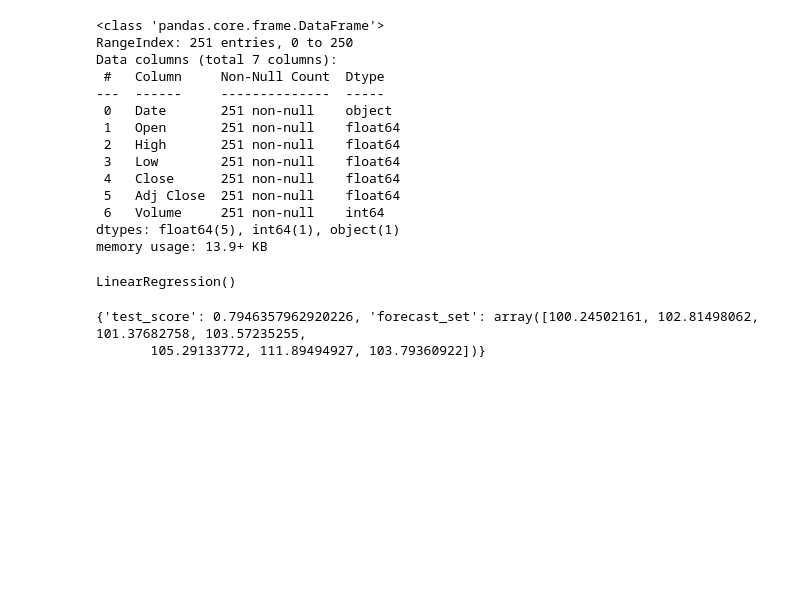
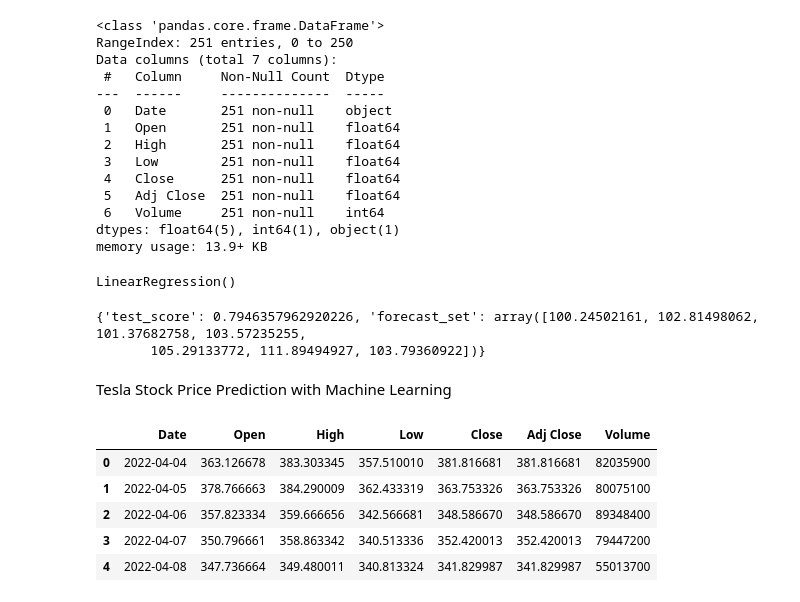
Before and after one commit to MevlutYildiz77/Amazon-Stock-Price-Prediction-with-Linear-Regression, a Jupyter notebook: AmazonStockPricePredictionLinearRegression.ipynb, the cells around one changed output. Cells and saved outputs as stored; diff of their text form; code cells hidden in the pictures; blank space fills up the shorter version.

```diff
--- a/AmazonStockPricePredictionLinearRegression.ipynb
+++ b/AmazonStockPricePredictionLinearRegression.ipynb
@@ -67,3 +67,5 @@ print(response)
 # %% [output]
 {'test_score': 0.7946357962920226, 'forecast_set': array([100.24502161, 102.81498062, 101.37682758, 103.57235255,
        105.29133772, 111.89494927, 103.79360922])}
+# %% [markdown]
+Tesla Stock Price Prediction with Machine Learning
@@ -69,0 +77,10 @@ print(response)
+# %%
+df = pd.read_csv("TSLA.csv")
+df.head()
+# %% [output]
+|  | Date | Open | High | Low | Close | Adj Close | Volume |
+| 0 | 2022-04-04 | 363.126678 | 383.303345 | 357.510010 | 381.816681 | 381.816681 | 82035900 |
+| 1 | 2022-04-05 | 378.766663 | 384.290009 | 362.433319 | 363.753326 | 363.753326 | 80075100 |
+| 2 | 2022-04-06 | 357.823334 | 359.666656 | 342.566681 | 348.586670 | 348.586670 | 89348400 |
+| 3 | 2022-04-07 | 350.796661 | 358.863342 | 340.513336 | 352.420013 | 352.420013 | 79447200 |
+| 4 | 2022-04-08 | 347.736664 | 349.480011 | 340.813324 | 341.829987 | 341.829987 | 55013700 |
```
Also changed, not shown: parts of 8 cells of this notebook, 1 other file.
